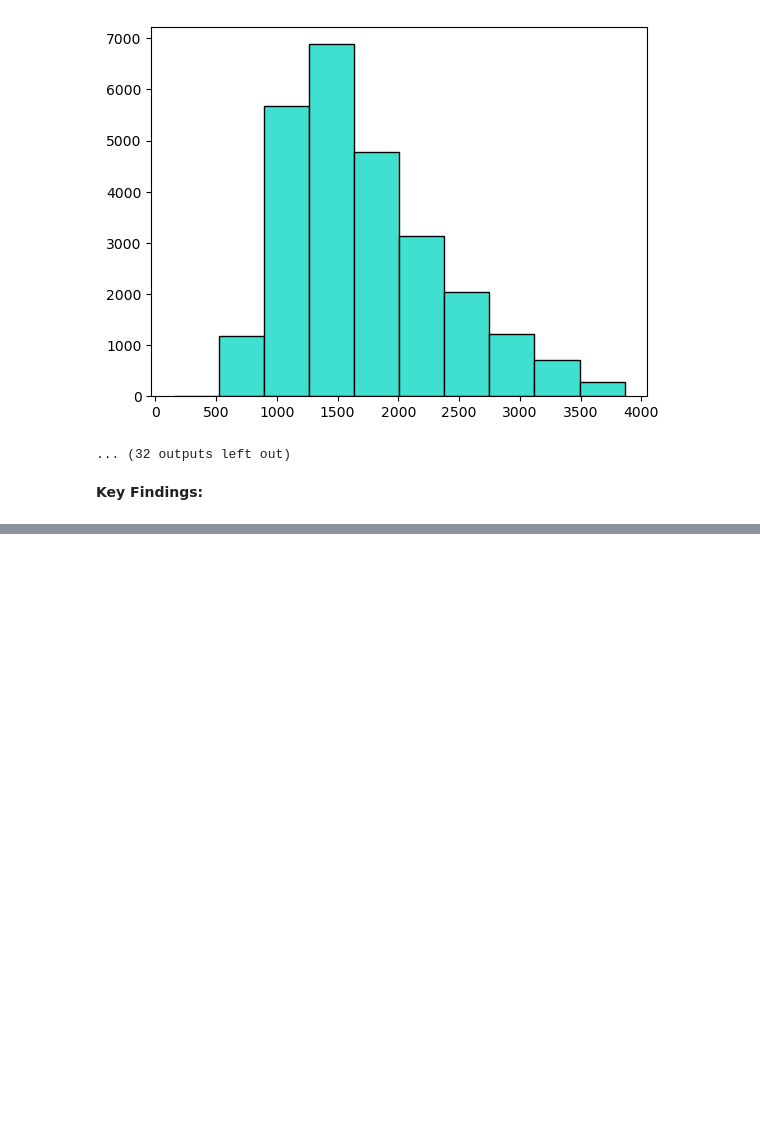
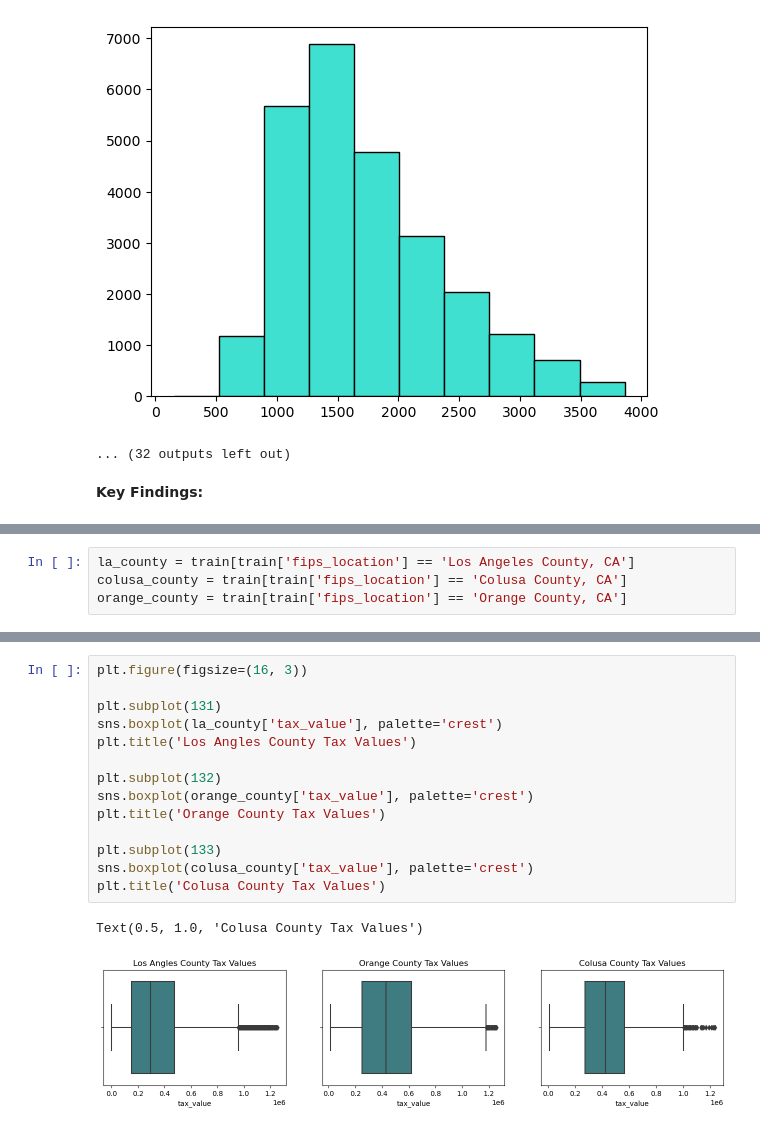
Before and after one commit to caroline-miller0921/project_regression_zillow, a Jupyter notebook: zillow_report.ipynb, the cells around one changed output, grey strips where cells are left out. Drawn from its saved outputs; the diff is of its cells as text; blank space fills up the shorter version.

```diff
--- a/zillow_report.ipynb
+++ b/zillow_report.ipynb
@@ -120,0 +216,4 @@ Univariate feature analysis of feature squarefeet:
+# %%
+la_county = train[train['fips_location'] == 'Los Angeles County, CA']
+colusa_county = train[train['fips_location'] == 'Colusa County, CA']
+orange_county = train[train['fips_location'] == 'Orange County, CA']
@@ -120,0 +256,17 @@ Univariate feature analysis of feature squarefeet:
+# %%
+plt.figure(figsize=(16, 3))
+
+plt.subplot(131)
+sns.boxplot(la_county['tax_value'], palette='crest')
+plt.title('Los Angles County Tax Values')
+
+plt.subplot(132)
+sns.boxplot(orange_county['tax_value'], palette='crest')
+plt.title('Orange County Tax Values')
+
+plt.subplot(133)
+sns.boxplot(colusa_county['tax_value'], palette='crest')
+plt.title('Colusa County Tax Values')
+# %% [output]
+Text(0.5, 1.0, 'Colusa County Tax Values')
+[figure, added]
```
Also changed, not shown: parts of 85 cells of this notebook.
